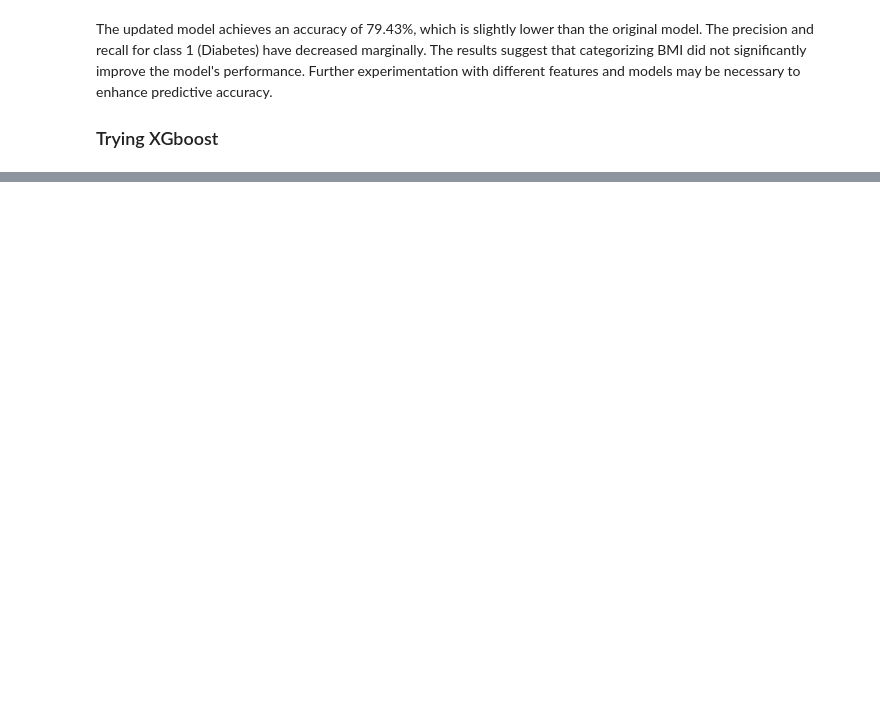
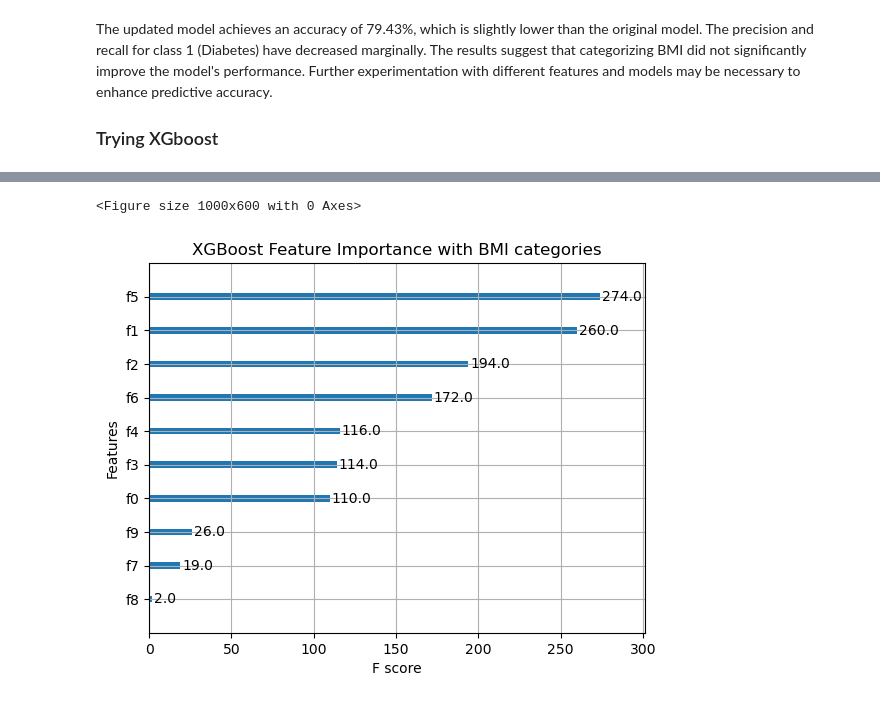
Before and after one commit to hugofitipaldi/kaggle, a Jupyter notebook: diabetes/diabetes_classification.ipynb, the cells around one changed output, grey strips where cells are left out. Cells and saved outputs as stored; diff of their text form; code cells hidden in the pictures; blank space fills up the shorter version.

```diff
--- a/diabetes/diabetes_classification.ipynb
+++ b/diabetes/diabetes_classification.ipynb
@@ -229,0 +237,6 @@ accuracy: 0.815603
+# %%
+xgb_with_cat = xgb.XGBClassifier(objective='binary:logistic', n_estimators=100, seed=123)
+xgb_with_cat.fit(X_train_with_cat, y_train)
+
+print("\nXGBoost Model Evaluation:")
+evaluate_model(xgb_with_cat, X_train_with_cat, X_test_with_cat, y_train, y_test)
@@ -229,0 +308,8 @@ accuracy: 0.815603
+# %%
+plt.figure(figsize=(10, 6))
+xgb.plot_importance(xgb_with_cat)
+plt.title("XGBoost Feature Importance with BMI categories")
+plt.show()
+# %% [output]
+<Figure size 1000x600 with 0 Axes>
+[figure, added]
```
Also changed, not shown: parts of 13 cells of this notebook.
